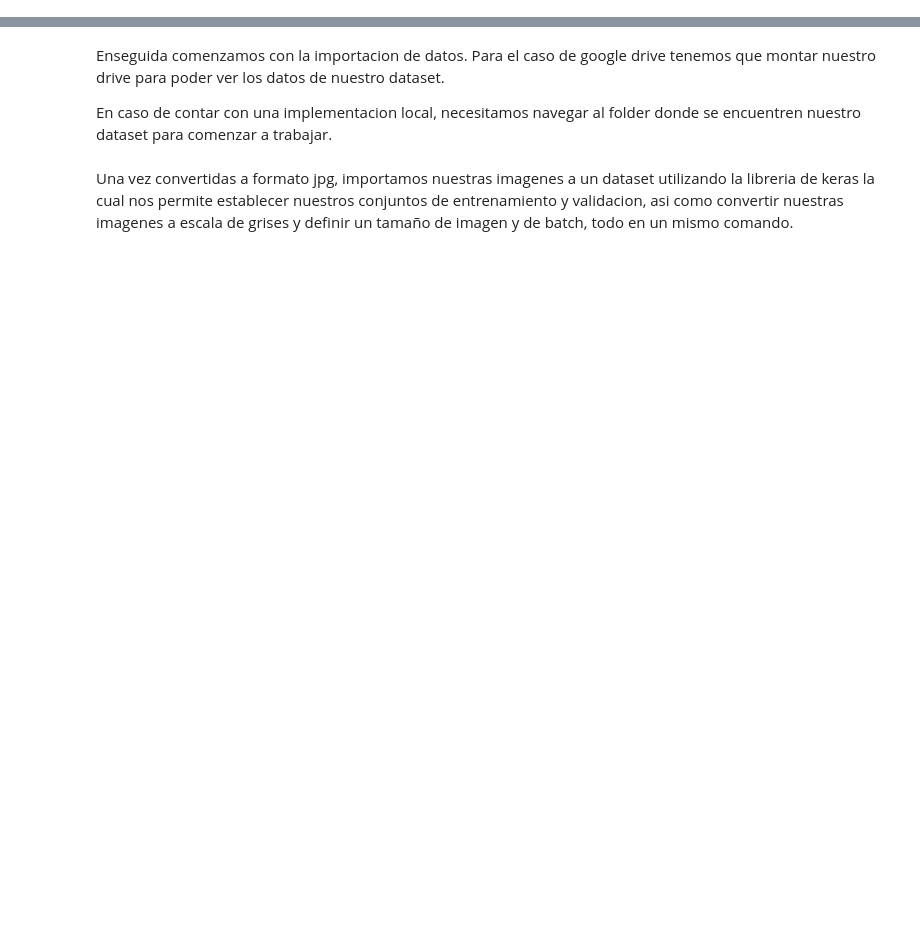
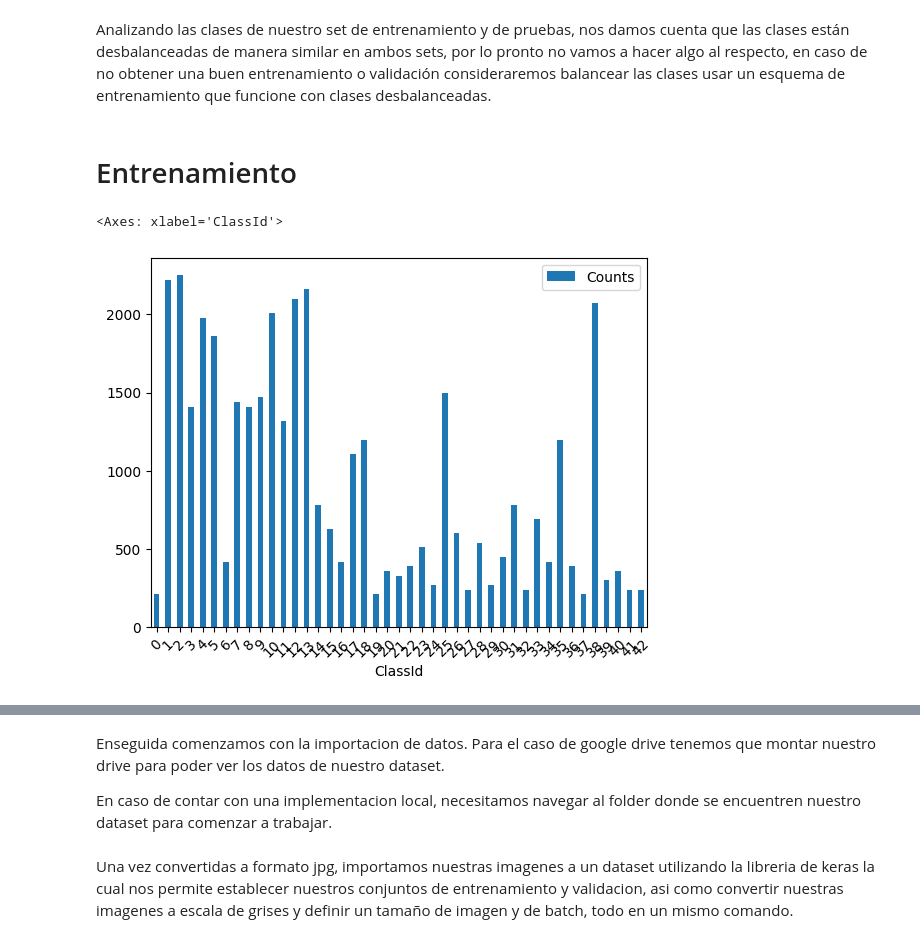
Before and after one commit to a00169781/navegacionAutonoma, a Jupyter notebook: Actividad_4.2_Clasificación_CNN_GTRSB_Equipo06.ipynb, the cells around one changed output, grey strips where cells are left out. Saved outputs shown, nothing was run; the diff lists cells and outputs as text; code cells hidden in the pictures; blank space fills up the shorter version.

```diff
--- a/Actividad_4.2_Clasificación_CNN_GTRSB_Equipo06.ipynb
+++ b/Actividad_4.2_Clasificación_CNN_GTRSB_Equipo06.ipynb
@@ -34,2 +37,13 @@ import os
 baseDir = 'data'
 baseDir = '/home/jmtanous/temp'
+# %% [markdown]
+Analizando las clases de nuestro set de entrenamiento y de pruebas, nos damos cuenta que las clases están desbalanceadas de manera similar en ambos sets, por lo pronto no vamos a hacer algo al respecto, en caso de no obtener una buen entrenamiento o validación consideraremos balancear las clases usar un esquema de entrenamiento que funcione con clases desbalanceadas.
+# %% [markdown]
+# Entrenamiento
+# %%
+train_metadata=pd.read_csv(baseDir + '/Train.csv')
+train_metadata=train_metadata.groupby('ClassId').Width.count().reset_index().rename(columns={'Width':'Counts'})
+train_metadata.plot.bar(x='ClassId', y='Counts', rot=45)
+# %% [output]
+<Axes: xlabel='ClassId'>
+[figure, added]
```
Also changed, not shown: parts of 16 cells of this notebook, 1 other file.
